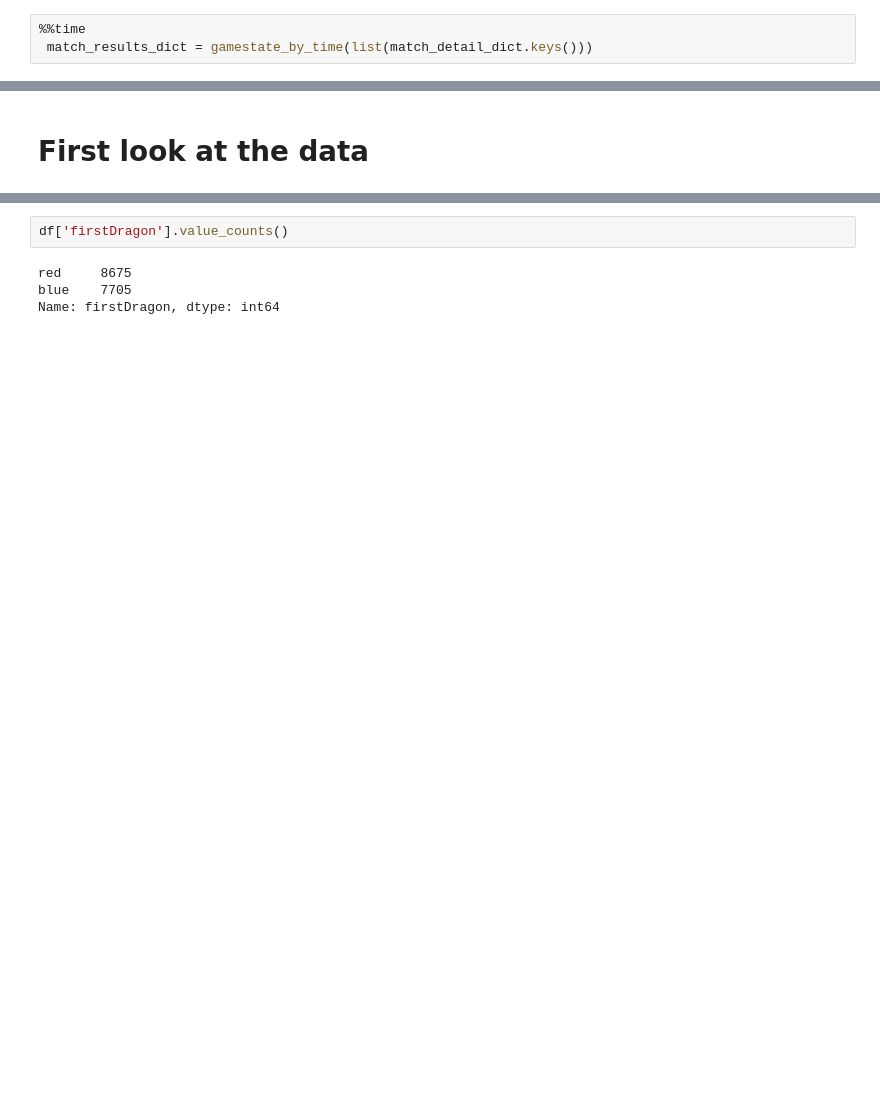
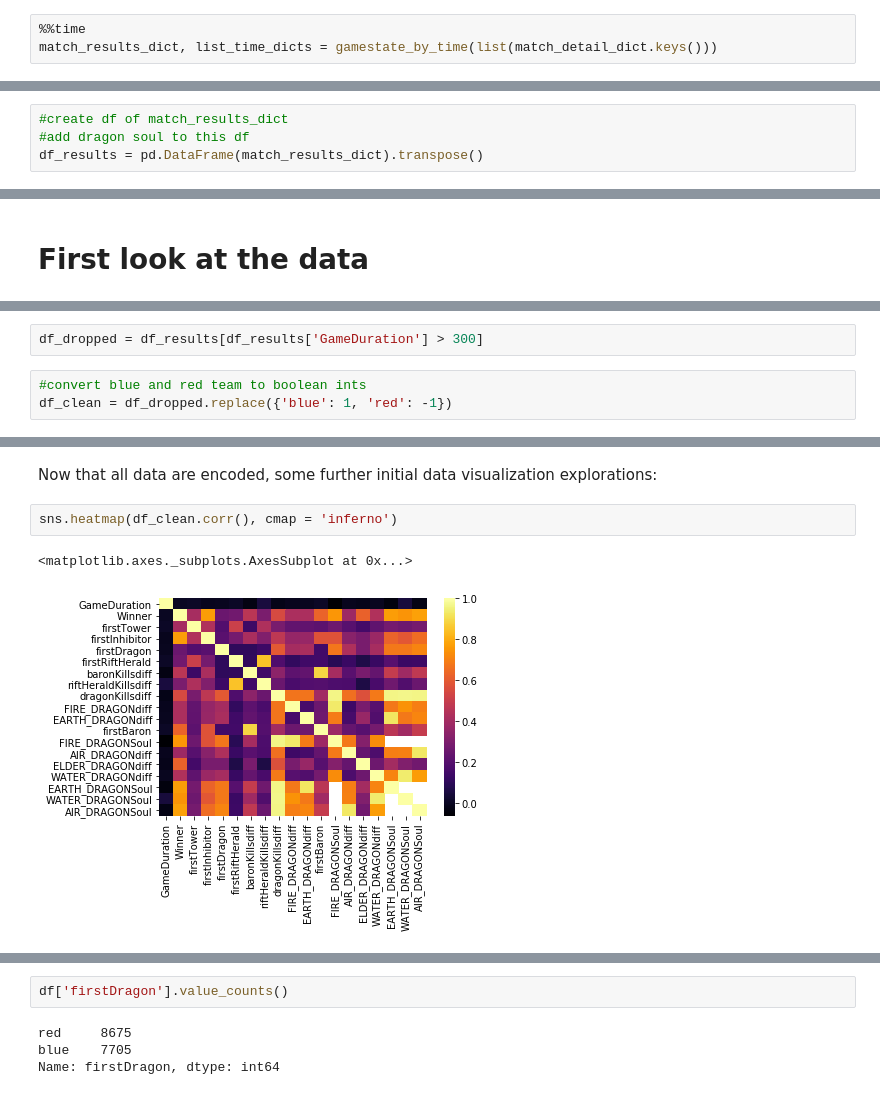
Before and after one commit to Serenitea/DSND-Capstone-LoL, a Jupyter notebook: WIP.ipynb, the cells around one changed output, grey strips where cells are left out. Cells and saved outputs as stored; diff of their text form; blank space fills up the shorter version.

```diff
--- a/WIP.ipynb
+++ b/WIP.ipynb
@@ -623,4 +515,4 @@ def gamestate_by_time(matches):
 # %%
 %%time
- match_results_dict = gamestate_by_time(list(match_detail_dict.keys()))
+match_results_dict, list_time_dicts = gamestate_by_time(list(match_detail_dict.keys()))
 # %% [output]
@@ -683,0 +651,4 @@ gamestate_by_time_dict[10]
+# %%
+#create df of match_results_dict
+#add dragon soul to this df
+df_results = pd.DataFrame(match_results_dict).transpose()
@@ -687,0 +715,5 @@ gamestate_by_time_dict[10]
+# %%
+df_dropped = df_results[df_results['GameDuration'] > 300]
+# %%
+#convert blue and red team to boolean ints
+df_clean = df_dropped.replace({'blue': 1, 'red': -1})
@@ -687,0 +762,7 @@ gamestate_by_time_dict[10]
+# %% [markdown]
+Now that all data are encoded, some further initial data visualization explorations:
+# %%
+sns.heatmap(df_clean.corr(), cmap = 'inferno')
+# %% [output]
+<matplotlib.axes._subplots.AxesSubplot at 0x...>
+[figure, added]
```
Also changed, not shown: parts of 160 cells of this notebook, 13 other files.
